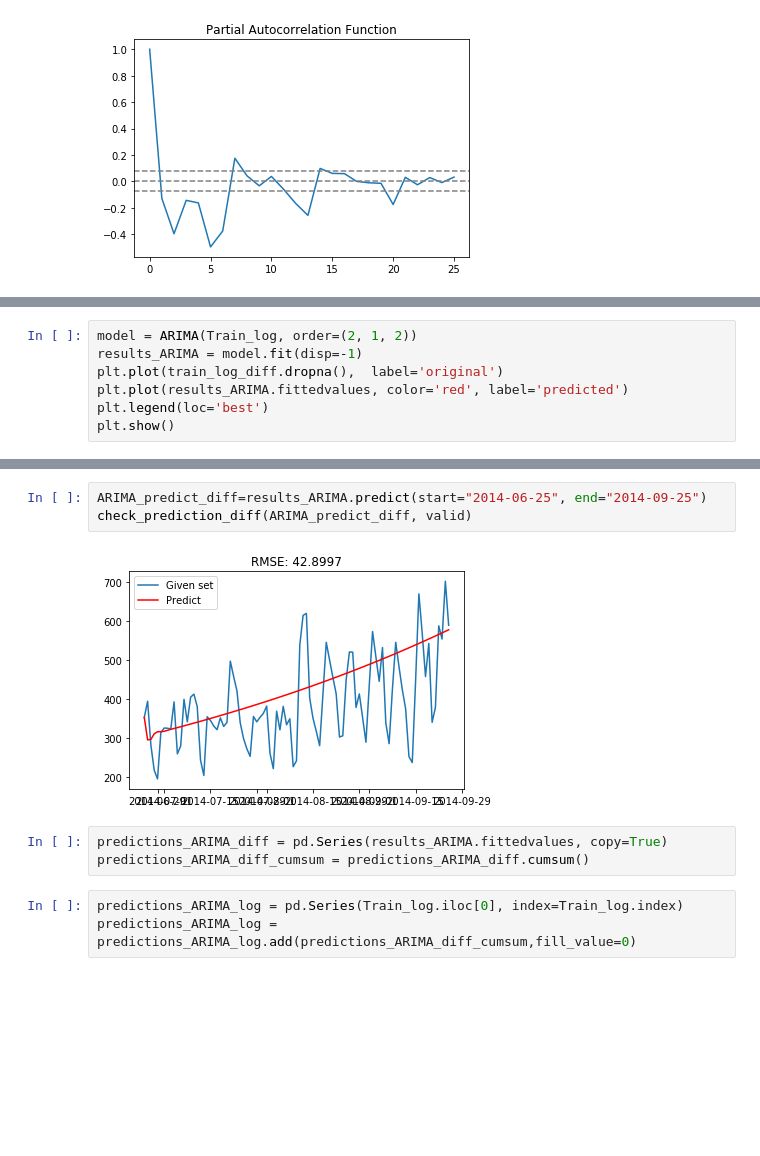
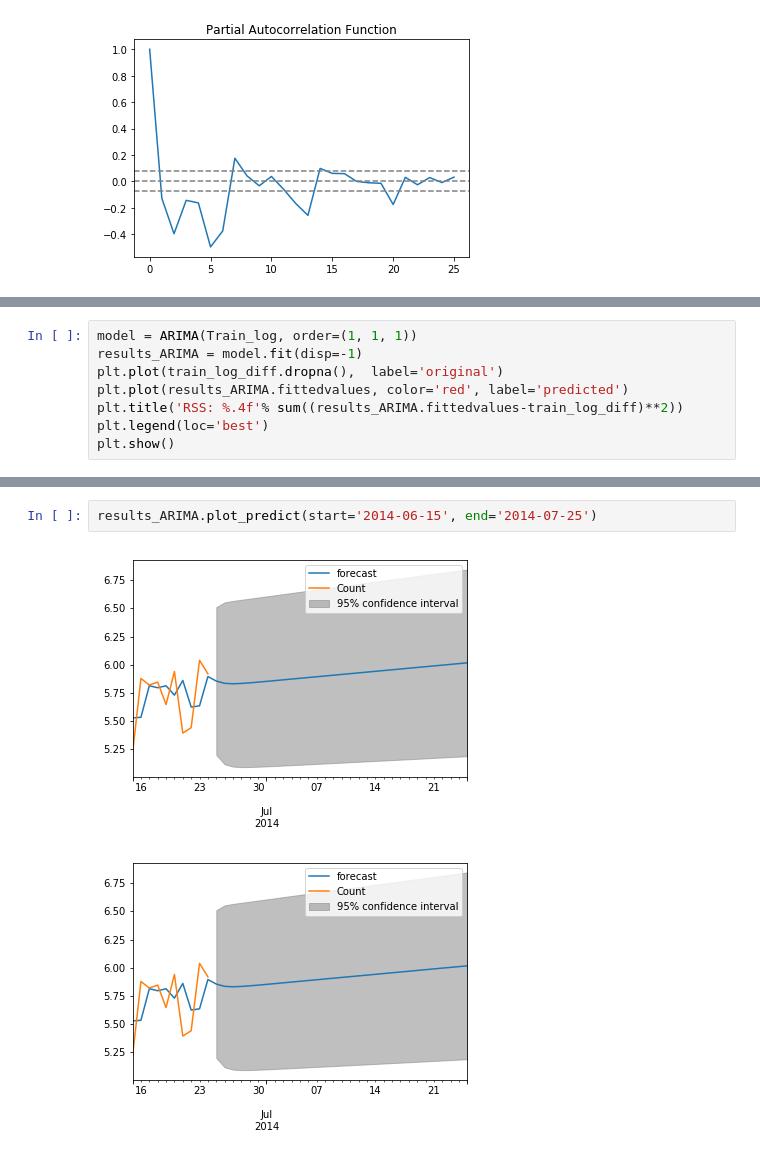
Before and after one commit to bradipo89/Supervised_Machine_Learning_Lessons, a Jupyter notebook: Forecasting.ipynb, the cells around one changed output, grey strips where cells are left out. Drawn from its saved outputs; the diff is of its cells as text; blank space fills up the shorter version.

```diff
--- a/Forecasting.ipynb
+++ b/Forecasting.ipynb
@@ -620,8 +595,9 @@ plt.show()
 # %%
-model = ARIMA(Train_log, order=(2, 1, 2))
+model = ARIMA(Train_log, order=(1, 1, 1))
 results_ARIMA = model.fit(disp=-1)
 plt.plot(train_log_diff.dropna(),  label='original')
 plt.plot(results_ARIMA.fittedvalues, color='red', label='predicted')
+plt.title('RSS: %.4f'% sum((results_ARIMA.fittedvalues-train_log_diff)**2))
 plt.legend(loc='best')
 plt.show()
 # %% [output]
@@ -660,11 +653,5 @@ valid.tail()
 # %%
-ARIMA_predict_diff=results_ARIMA.predict(start="2014-06-25", end="2014-09-25")
-check_prediction_diff(ARIMA_predict_diff, valid)
+results_ARIMA.plot_predict(start='2014-06-15', end='2014-07-25')
 # %% [output]
-[figure, old version]
+[figure, new version]
+[figure, added]
-# %%
-predictions_ARIMA_diff = pd.Series(results_ARIMA.fittedvalues, copy=True)
-predictions_ARIMA_diff_cumsum = predictions_ARIMA_diff.cumsum()
-# %%
-predictions_ARIMA_log = pd.Series(Train_log.iloc[0], index=Train_log.index)
-predictions_ARIMA_log = predictions_ARIMA_log.add(predictions_ARIMA_diff_cumsum,fill_value=0)
```
Also changed, not shown: parts of 29 cells of this notebook.
